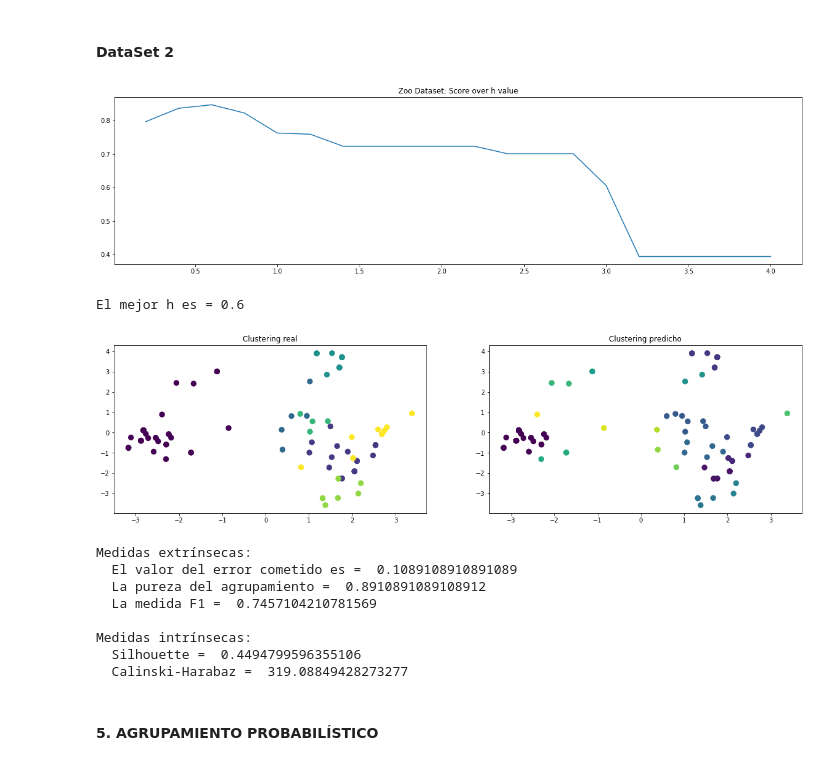
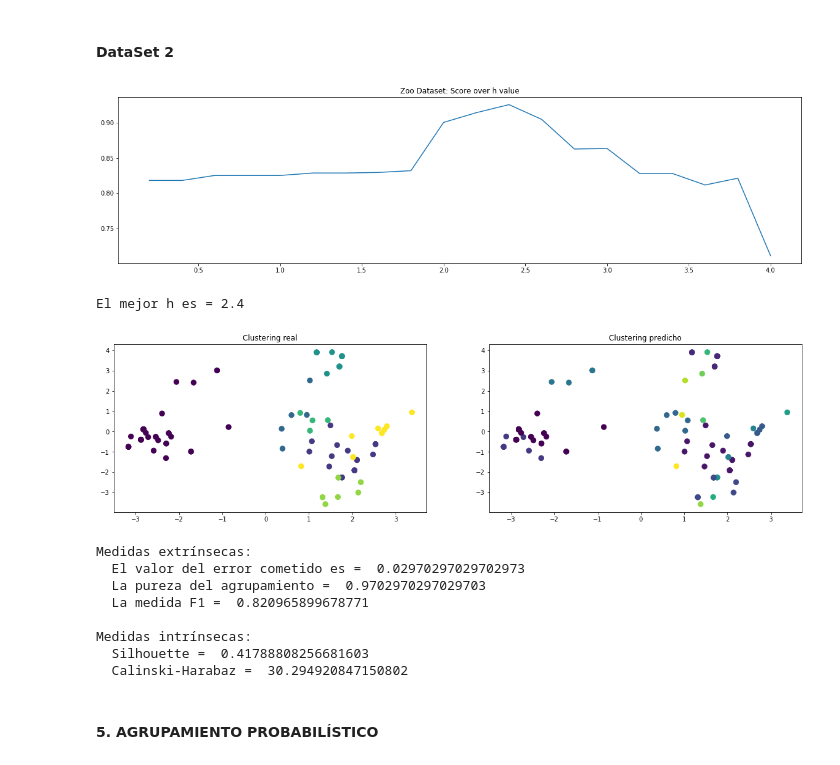
Before and after one commit to alvaronavarroguz/06MAIR-Aprendizaje-No-Supervisado, a Jupyter notebook: Trabajo_Final/Trabajo_Final.ipynb, the cells around one changed output. Cells and saved outputs as stored; diff of their text form; code cells hidden in the pictures.

```diff
--- a/Trabajo_Final/Trabajo_Final.ipynb
+++ b/Trabajo_Final/Trabajo_Final.ipynb
@@ -484,8 +521,8 @@ MAX_CLUSTERS = 10
 scores = []
 for n_clusters in range(MIN_CLUSTERS,MAX_CLUSTERS):
     clf = SpectralClustering(n_clusters=n_clusters)
-    y_pred = clf.fit_predict(principal_lung)
-    scores.append( silhouette_score(principal_lung, y_pred) )
+    y_pred = clf.fit_predict(X_lung)
+    scores.append( silhouette_score(X_lung, y_pred) )
 
 plt.figure(figsize=(20,5))
 plt.plot(list(range(MIN_CLUSTERS,MAX_CLUSTERS)), f1_scores )
@@ -494,7 +531,7 @@ plt.show()
 
 # Aplicar el mejor resultado
 best_n_clusters = np.argmax(f1_scores)
-y_pred = SpectralClustering(n_clusters=MIN_CLUSTERS + best_n_clusters).fit_predict(principal_lung)
+y_pred = SpectralClustering(n_clusters=MIN_CLUSTERS + best_n_clusters).fit_predict(X_lung)
 
 # Mostrar resultados
 fig = plt.figure(figsize=(20,5))
@@ -504,7 +541,7 @@ plt.show()
 
 print("El mejor agrupamiento tiene {} clusters:".format(MIN_CLUSTERS + best_n_clusters))
 
-score = silhouette_score(principal_lung, y_pred)
-imprimir_evaluacion_intrinseca(score, principal_lung, y_pred)
+score = silhouette_score(X_lung, y_pred)
+imprimir_evaluacion_intrinseca(score, X_lung, y_pred)
 ds_1_eval_spect=score
 # %% [output]
@@ -530,7 +567,7 @@ MAX_CLUSTERS = 10
 f1_scores = []
 for n_clusters in range(MIN_CLUSTERS,MAX_CLUSTERS):
     clf = SpectralClustering(n_clusters=n_clusters)
-    y_pred = clf.fit_predict(principal_zoo)
+    y_pred = clf.fit_predict(X_zoo)
     confusion = matriz_confusion(zoo_label.values,y_pred)
     f1_scores.append( medida_f1(confusion) )
 
@@ -541,7 +578,7 @@ plt.show()
 
 # Aplicar el mejor resultado
 best_n_clusters = np.argmax(f1_scores)
-y_pred = SpectralClustering(n_clusters=MIN_CLUSTERS + best_n_clusters).fit_predict(principal_zoo)
+y_pred = SpectralClustering(n_clusters=MIN_CLUSTERS + best_n_clusters).fit_predict(X_zoo)
 mC = matriz_confusion(zoo_label.values, y_pred)
 
 # Mostrar resultados
@@ -555,7 +592,7 @@ plt.show()
 print("El mejor agrupamiento tiene {} clusters:".format(MIN_CLUSTERS + best_n_clusters))
 imprimir_evaluacion_extrinseca(mC)
 
-imprimir_evaluacion_intrinseca(silhouette_score(principal_zoo,y_pred), principal_zoo, y_pred)
+imprimir_evaluacion_intrinseca(silhouette_score(X_zoo,y_pred), X_zoo, y_pred)
 
 ds_2_eval_spect=medida_f1(mC)
 # %% [output]
@@ -589,12 +626,12 @@ calidades_clustering = []
 set_h = []
 for h in total_pruebas:
 
-    clustering = MeanShift(bandwidth = h).fit(principal_lung)
+    clustering = MeanShift(bandwidth = h).fit(X_lung)
 
     # Necesito sumar 1 porque el etiquetado predicho empieza incorrectamente por 0
     clustering.labels_  = clustering.labels_ + 1
 
-    eval=silhouette_score(principal_lung,clustering.labels_)
+    eval=silhouette_score(X_lung,clustering.labels_)
 
     # Guardamos el valor de silueta de cada h
     calidades_clustering.append(eval)
@@ -618,7 +655,7 @@ print("El mejor h es = " + str(h))
 # Repetimos el clustering con la solución que dé la elbow-criteria
 ##################################################################################
 
-clustering = MeanShift(bandwidth = h).fit(principal_lung)
+clustering = MeanShift(bandwidth = h).fit(X_lung)
 
 # Necesito sumar 1 porque el etiquetado predicho empieza incorrectamente por 0
 clustering.labels_  = clustering.labels_ + 1
@@ -629,7 +666,7 @@ ax.set_title('Clustering Predicho')
 ax.scatter(PCs_lung[:,0], PCs_lung[:,1], c = clustering.labels_, s=70)
 plt.show()
 
-imprimir_evaluacion_intrinseca(set_h[indice_h], principal_lung, clustering.labels_)
+imprimir_evaluacion_intrinseca(set_h[indice_h], X_lung, clustering.labels_)
 
 ds_1_eval_densi=set_h[indice_h]
 # %% [output]
@@ -649,7 +686,7 @@ total_pruebas = np.linspace(0.2,4,20)
 
 calidades_clustering = []
 for h in total_pruebas:
-    clustering = MeanShift(bandwidth = h).fit(principal_zoo)
+    clustering = MeanShift(bandwidth = h).fit(X_zoo)
 
     # Necesito sumar 1 porque el etiquetado predicho empieza incorrectamente por 0
     clustering.labels_  = clustering.labels_ + 1
@@ -670,46 +707,46 @@ plt.show()
 
 #Posicion del mejor clustering
 mejor_h = encontrar_mejor_clustering(calidades_clustering)
 
 print("El mejor h es = " + str(total_pruebas[mejor_h]))
 
 
 # Repetimos el clustering con la solución que optimiza la variable 'calidad_total'
 ##################################################################################
 
-clustering = MeanShift(bandwidth = total_pruebas[mejor_h]).fit(principal_zoo)
+clustering = MeanShift(bandwidth = total_pruebas[mejor_h]).fit(X_zoo)
 
 # Necesito sumar 1 porque el etiquetado predicho empieza incorrectamente por 0
 clustering.labels_  = clustering.labels_ + 1
 
 # Mostrar resultados
 fig, ax = plt.subplots(1,2,figsize=(20,5))
 ax[0].set_title('Clustering real')
 ax[0].scatter(PCs_zoo[:,0], PCs_zoo[:,1], c = zoo_label, s=70)
 ax[1].set_title('Clustering predicho')
 ax[1].scatter(PCs_zoo[:,0], PCs_zoo[:,1], c = clustering.labels_, s=70)
 plt.show()
 
 # Calculamos la matriz de confusión
 mC = matriz_confusion(zoo_label, clustering.labels_)
 
 imprimir_evaluacion_extrinseca(mC)
 
-imprimir_evaluacion_intrinseca(silhouette_score(principal_zoo,clustering.labels_), principal_zoo, y_pred)
+imprimir_evaluacion_intrinseca(silhouette_score(X_zoo,clustering.labels_), X_zoo, y_pred)
 
 ds_2_eval_densi=medida_f1(mC)
 # %% [output]
-[figure, old version]
+[figure, new version]
-El mejor h es = 0.6
+El mejor h es = 2.4
-[figure, old version]
+[figure, new version]
 Medidas extrínsecas:
-  El valor del error cometido es =  0.1089108910891089
-  La pureza del agrupamiento =  0.8910891089108912
-  La medida F1 =  0.7457104210781569
+  El valor del error cometido es =  0.02970297029702973
+  La pureza del agrupamiento =  0.9702970297029703
+  La medida F1 =  0.820965899678771
 
 Medidas intrínsecas:
-  Silhouette =  0.4494799596355106
-  Calinski-Harabaz =  319.08849428273277
+  Silhouette =  0.41788808256681603
+  Calinski-Harabaz =  30.294920847150802
 # %% [markdown]
 #### 5. AGRUPAMIENTO PROBABILÍSTICO
 # %% [markdown]
```
Also changed, not shown: parts of 28 cells of this notebook.
